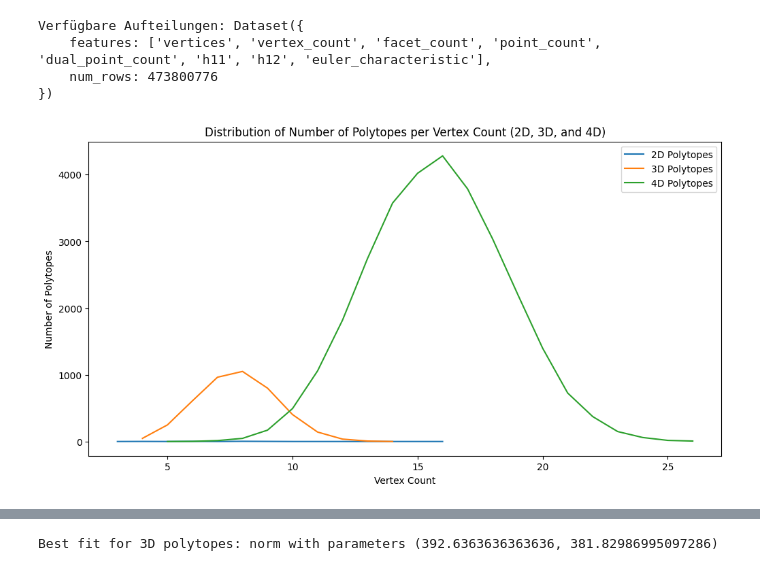
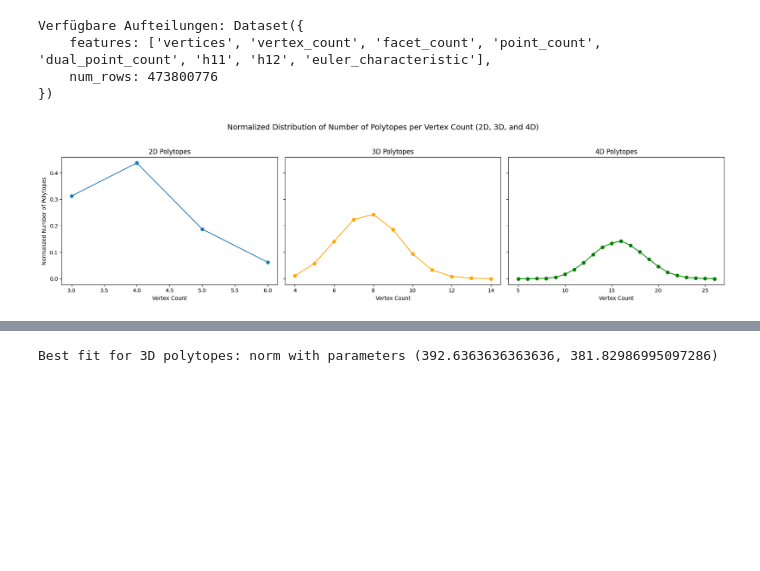
Before and after one commit to Sultanow/polytopes, a Jupyter notebook: python/notebooks/distribution_per_vertexcount.ipynb, the cells around one changed output, grey strips where cells are left out. Cells and saved outputs as stored; diff of their text form; code cells hidden in the pictures; blank space fills up the shorter version.

```diff
--- a/python/notebooks/distribution_per_vertexcount.ipynb
+++ b/python/notebooks/distribution_per_vertexcount.ipynb
@@ -230,24 +237,37 @@ for i in range(0, min(sample_size, max_dfs * chunk_size), chunk_size):
     dfs.append(chunk.to_pandas())
 
 df_poly4d = pd.concat(dfs, ignore_index=True)
-# %%
-vertex_count_distribution_2d = df_poly2d['num_vertices'].value_counts().sort_index()
-vertex_count_distribution_3d = df_poly3d['num_vertices'].value_counts().sort_index()
-vertex_count_distribution_4d = df_poly4d['vertex_count'].value_counts().sort_index()
-
-plt.figure(figsize=(12, 6))
-
-sns.lineplot(x=vertex_count_distribution_2d.index, y=vertex_count_distribution_2d.values, label="2D Polytopes")
-sns.lineplot(x=vertex_count_distribution_3d.index, y=vertex_count_distribution_3d.values, label="3D Polytopes")
-sns.lineplot(x=vertex_count_distribution_4d.index, y=vertex_count_distribution_4d.values, label="4D Polytopes")
-
-plt.title("Distribution of Number of Polytopes per Vertex Count (2D, 3D, and 4D)")
-plt.xlabel("Vertex Count")
-plt.ylabel("Number of Polytopes")
-plt.legend()
-plt.show()
-# %% [output]
-[figure, removed]
+# %%
+vertex_count_distribution_2d = df_poly2d['num_vertices'].value_counts().sort_index()
+vertex_count_distribution_3d = df_poly3d['num_vertices'].value_counts().sort_index()
+vertex_count_distribution_4d = df_poly4d['vertex_count'].value_counts().sort_index()
+
+# Normalize the distributions
+vertex_count_distribution_2d_norm = vertex_count_distribution_2d / vertex_count_distribution_2d.sum()
+vertex_count_distribution_3d_norm = vertex_count_distribution_3d / vertex_count_distribution_3d.sum()
+vertex_count_distribution_4d_norm = vertex_count_distribution_4d / vertex_count_distribution_4d.sum()
+
+# Plotting the normalized distributions in separate charts (matrix style)
+fig, axes = plt.subplots(1, 3, figsize=(18, 5), sharey=True)
+
+axes[0].plot(vertex_count_distribution_2d_norm.index, vertex_count_distribution_2d_norm.values, marker='o')
+axes[0].set_title("2D Polytopes")
+axes[0].set_xlabel("Vertex Count")
+axes[0].set_ylabel("Normalized Number of Polytopes")
+
+axes[1].plot(vertex_count_distribution_3d_norm.index, vertex_count_distribution_3d_norm.values, marker='o', color="orange")
+axes[1].set_title("3D Polytopes")
+axes[1].set_xlabel("Vertex Count")
+
+axes[2].plot(vertex_count_distribution_4d_norm.index, vertex_count_distribution_4d_norm.values, marker='o', color="green")
+axes[2].set_title("4D Polytopes")
+axes[2].set_xlabel("Vertex Count")
+
+fig.suptitle("Normalized Distribution of Number of Polytopes per Vertex Count (2D, 3D, and 4D)", fontsize=14)
+plt.tight_layout(rect=[0, 0.03, 1, 0.95])
+plt.show()
+# %% [output]
+[figure, added]
 # %%
 def fit_distributions(data, dist_names=['norm', 'expon', 'gamma', 'beta', 'lognorm']):
     best_fit_name = None
```
Also changed, not shown: parts of 4 cells of this notebook.
